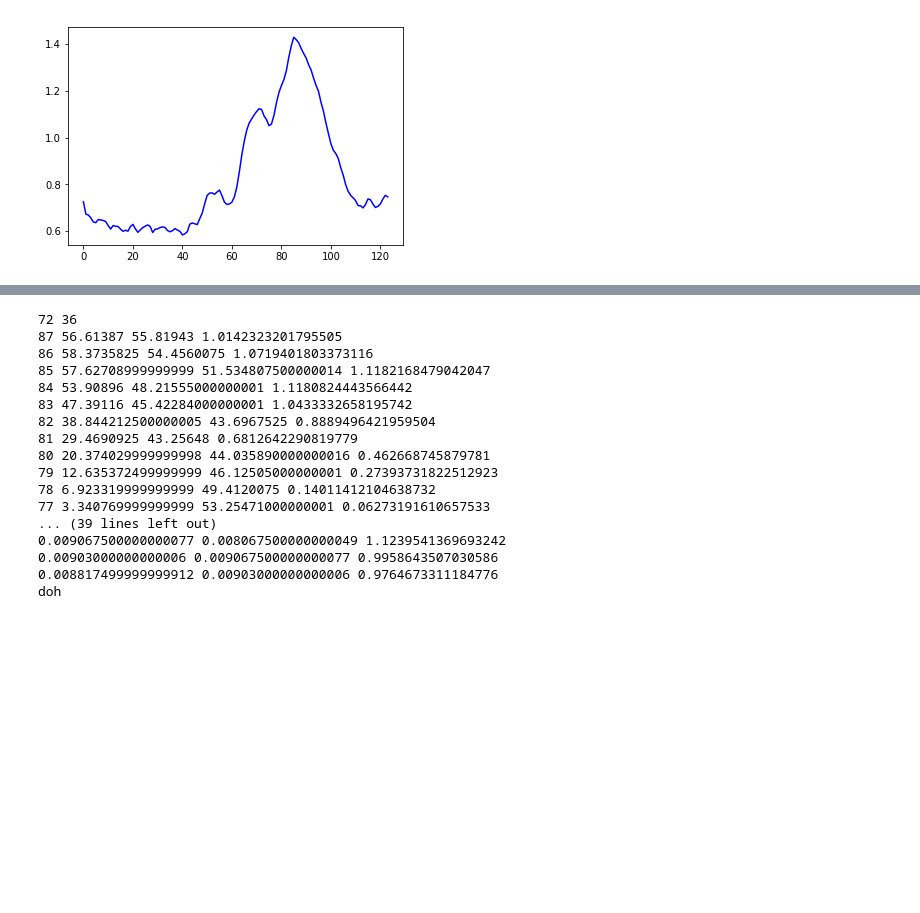
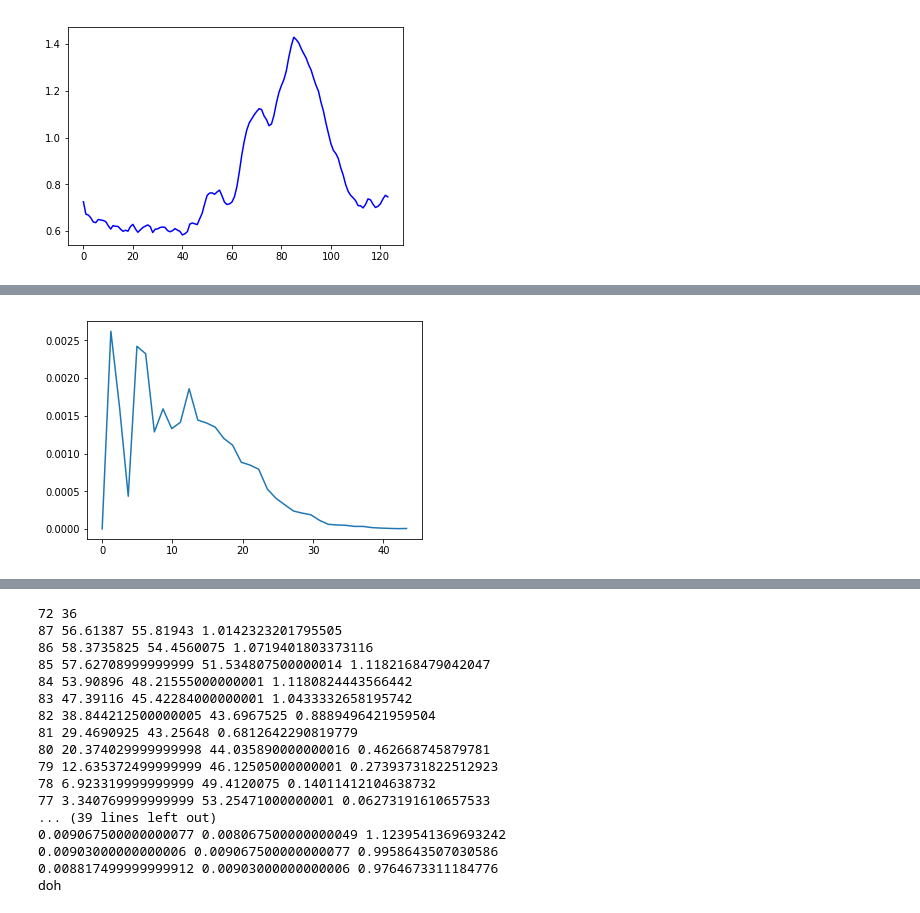
Before and after one commit to cx1111/beat-classifier, a Jupyter notebook: analysis/1-left-block.ipynb, the cells around one changed output, grey strips where cells are left out. Cells and saved outputs as stored; diff of their text form; code cells hidden in the pictures; blank space fills up the shorter version.

```diff
--- a/analysis/1-left-block.ipynb
+++ b/analysis/1-left-block.ipynb
@@ -219,0 +273,7 @@ for i in range(10):
+# %%
+f, pxx = periodogram(n_beats[0], fs=360)
+plt.figure()
+plt.plot(f[:int(len(f)/4)], pxx[:int(len(f)/4)])
+plt.show()
+# %% [output]
+[figure, added]
```
Also changed, not shown: parts of 13 cells of this notebook, 3 other files.
